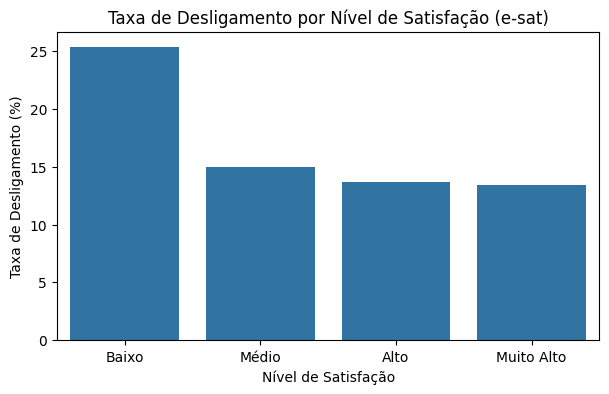
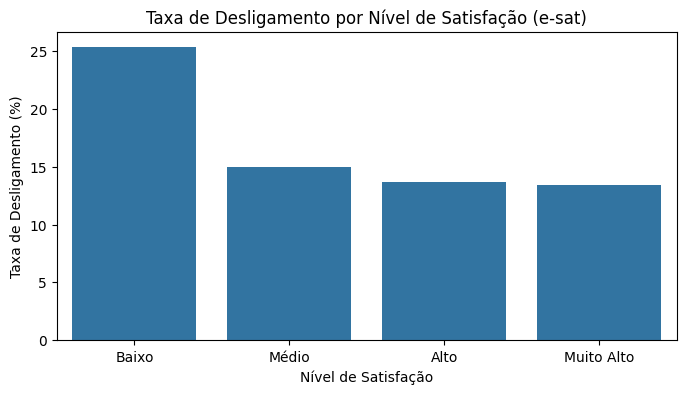
The notebook cell's code change between the first figure and the second:
--- before
+++ after
@@ -10,5 +10,5 @@
 
 # gráfico da taxa de desligamento por e-sat
-plt.figure(figsize=(7,4))
+plt.figure(figsize=(8,4))
 order = ['Baixo', 'Médio', 'Alto', 'Muito Alto']
 sns.barplot(

Commit: style: standardize chart figure sizes